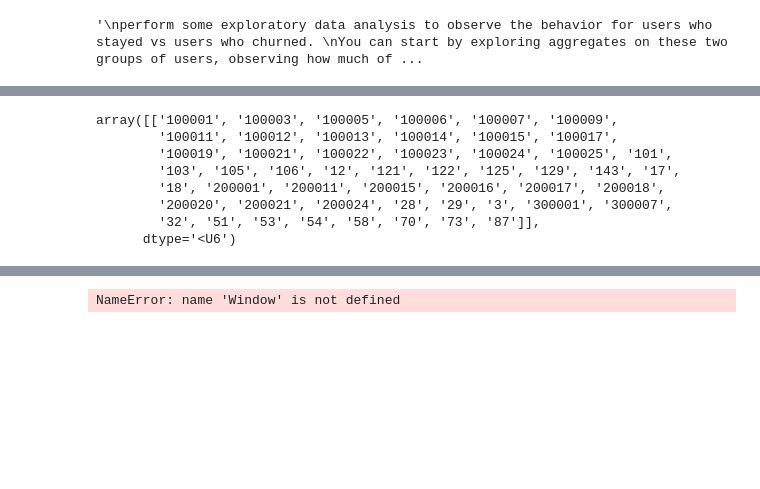
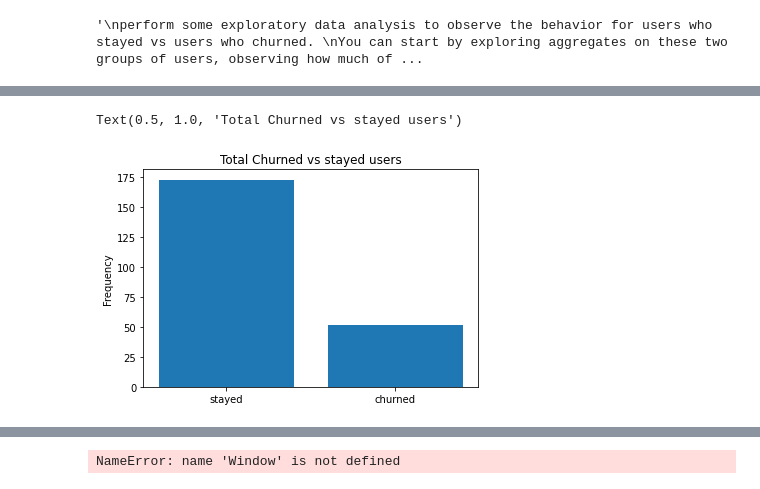
Before and after one commit to kwovadis/music_app_churn_analysis, a Jupyter notebook: notebook.ipynb, the cells around one changed output, grey strips where cells are left out. Saved outputs shown, nothing was run; the diff lists cells and outputs as text; code cells hidden in the pictures; blank space fills up the shorter version.

```diff
--- a/notebook.ipynb
+++ b/notebook.ipynb
@@ -257,12 +245,10 @@ df_UID_churned.head()
-# %%
-churned_UIDs_array
-# %% [output]
-array([['100001', '100003', '100005', '100006', '100007', '100009',
-        '100011', '100012', '100013', '100014', '100015', '100017',
-        '100019', '100021', '100022', '100023', '100024', '100025', '101',
-        '103', '105', '106', '12', '121', '122', '125', '129', '143', '17',
-        '18', '200001', '200011', '200015', '200016', '200017', '200018',
-        '200020', '200021', '200024', '28', '29', '3', '300001', '300007',
-        '32', '51', '53', '54', '58', '70', '73', '87']],
-      dtype='<U6')
+# %%
+# Plot number of users churned vs stayed
+
+plt.bar(['stayed', 'churned'], height = [df_UID_churned['Churned'].value_counts()[0], df_UID_churned['Churned'].value_counts()[1]])
+plt.ylabel('Frequency')
+plt.title('Total Churned vs stayed users')
+# %% [output]
+Text(0.5, 1.0, 'Total Churned vs stayed users')
+[figure, added]
 # %%
```
Also changed, not shown: parts of 34 cells of this notebook.
